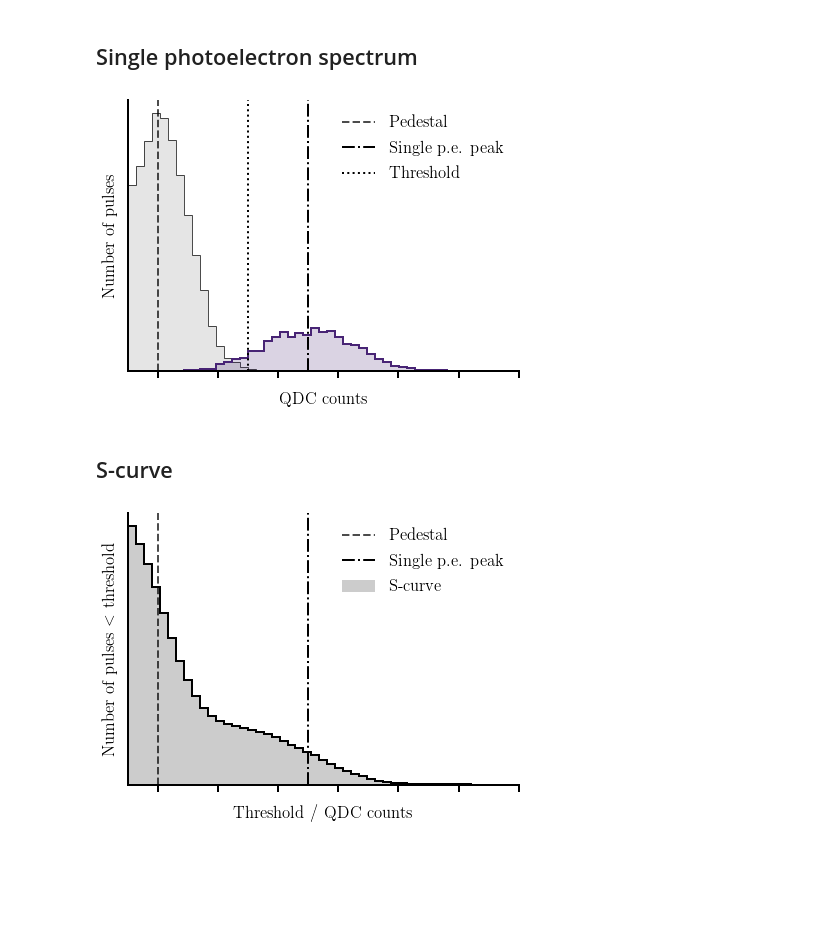
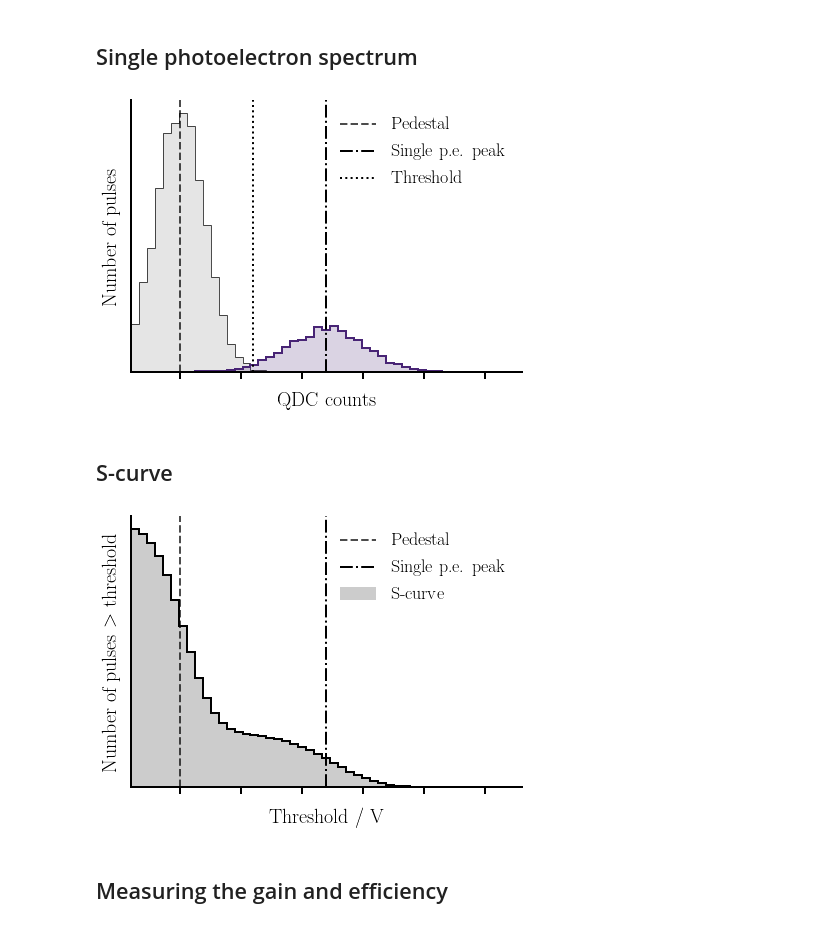
Before and after one commit to cescalara/pmt_gain_comparison, a Jupyter notebook: explain_scurve.ipynb, the cells around one changed output. Saved outputs shown, nothing was run; the diff lists cells and outputs as text; code cells hidden in the pictures; blank space fills up the shorter version.

```diff
--- a/explain_scurve.ipynb
+++ b/explain_scurve.ipynb
@@ -12,3 +9,7 @@ color = plt.cm.viridis(0.1)
+# %%
+plt.style.use('minimalist')
+color = plt.cm.viridis(0.1)
+fs = 20
 # %% [markdown]
 ### QDC counts vs. time
 # %%
@@ -42,8 +41,8 @@ fig.savefig('figures/qdc_vs_time.pdf', dpi=500, bbox_inches='tight')
 ## Single photoelectron spectrum
 # %%
 noise = np.random.normal(0, 1, 10000)
-pulse = np.random.normal(5, 1.5, 2500)
-bins = np.linspace(-1, 12)
+pulse = np.random.normal(6, 1.5, 2500)
+bins = np.linspace(-2, 14)
 # %%
 fig, ax = plt.subplots()
 fig.set_size_inches(7, 5)
@@ -52,16 +51,16 @@ ax.hist(noise, bins=bins, color='k', alpha=0.7, histtype='step', lw=1, )
 ax.axvline(0, color='k', label='Pedestal', alpha=0.7, linestyle='--')
 ax.hist(pulse, bins=bins, color=color, alpha=0.2)
 ax.hist(pulse, bins=bins, color=color, histtype='step', lw=2)
-ax.axvline(5, label='Single p.e. peak', linestyle='-.', LW=2)
+ax.axvline(6, label='Single p.e. peak', linestyle='-.', LW=2)
 ax.axvline(3, lw=2, color='k', linestyle=':', label='Threshold')
-ax.legend()
+ax.legend(fontsize=fs-2)
 ax.set_xticklabels([])
 ax.set_yticks([])
-ax.set_xlabel('QDC counts', labelpad=10)
-ax.set_ylabel('Number of pulses', labelpad=10)
+ax.set_xlabel('QDC counts', labelpad=10, fontsize=fs)
+ax.set_ylabel('Number of pulses', labelpad=10, fontsize=fs)
 fig.savefig('figures/single_pe_spectrum.pdf', dpi=500, bbox_inches='tight')
 # %% [output]
-[figure, old version]
+[figure, new version]
 # %% [markdown]
 ## S-curve
 # %%
@@ -70,14 +69,16 @@ color2 = 'k'
 # %%
 fig, ax = plt.subplots()
 ax.hist(counts, cumulative=-1, bins=bins, histtype='step', color=color2, lw=2)
 ax.hist(counts, cumulative=-1, bins=bins, alpha=0.2, color=color2, label='S-curve')
 ax.axvline(0, color='k', label='Pedestal', alpha=0.7, linestyle='--', lw=2)
-ax.axvline(5, color='k', label='Single p.e. peak', linestyle='-.', lw=2)
-ax.legend()
+ax.axvline(6, color='k', label='Single p.e. peak', linestyle='-.', lw=2)
+ax.legend(fontsize=fs-2)
 ax.set_xticklabels([])
 ax.set_yticks([])
-ax.set_xlabel('Threshold / QDC counts', labelpad=10)
-ax.set_ylabel('Number of pulses $<$ threshold', labelpad=10)
+ax.set_xlabel('Threshold / V', labelpad=10, fontsize=fs)
+ax.set_ylabel('Number of pulses $>$ threshold', labelpad=10, fontsize=fs)
 fig.savefig('figures/explain_scurve.pdf', dpi=500, bbox_inches='tight')
 # %% [output]
-[figure, old version]
+[figure, new version]
+# %% [markdown]
+## Measuring the gain and efficiency
```
Also changed, not shown: parts of 12 cells of this notebook, 6 other files.
